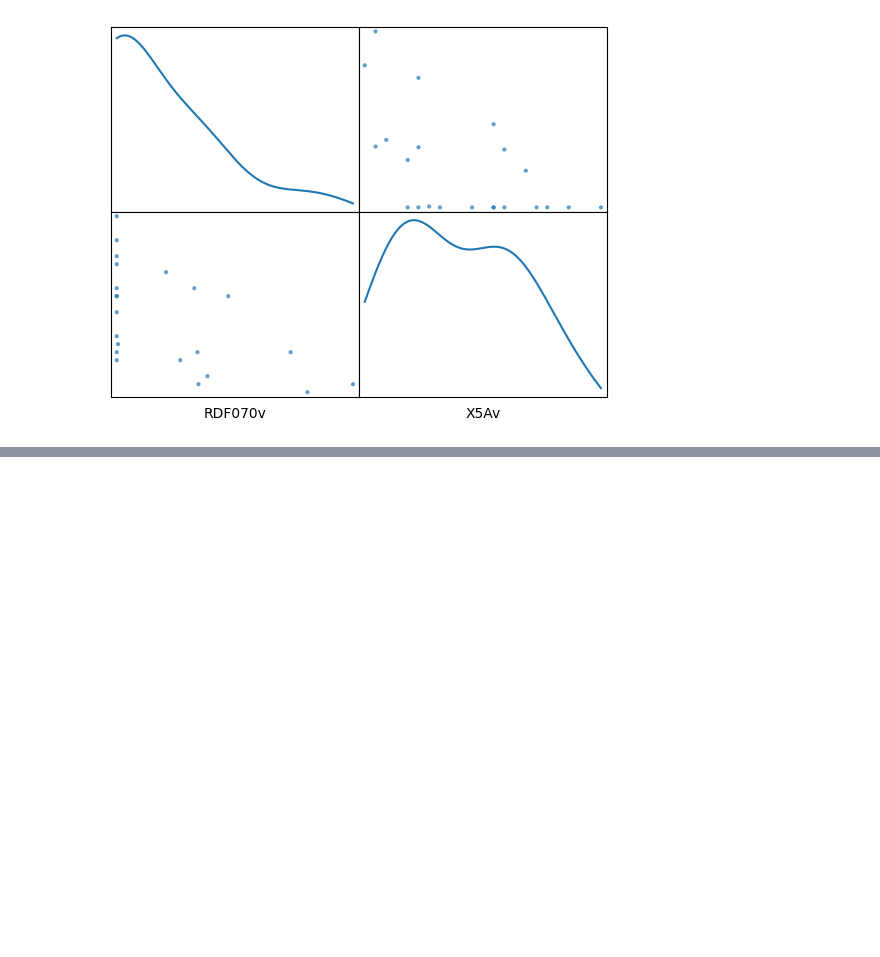
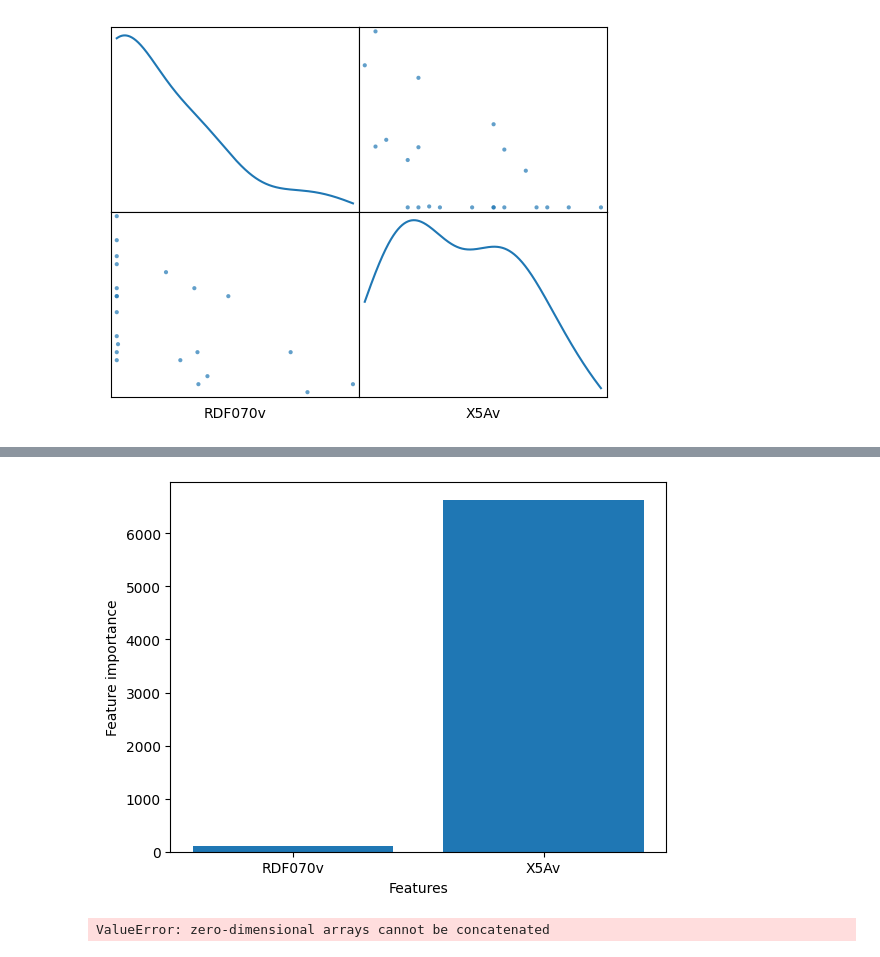
Before and after one commit to StephenSzwiec/qsarify, a Jupyter notebook: Untitled.ipynb, the cells around one changed output, grey strips where cells are left out. Cells and saved outputs as stored; diff of their text form; code cells hidden in the pictures; blank space fills up the shorter version.

```diff
--- a/Untitled.ipynb
+++ b/Untitled.ipynb
@@ -164,0 +189,8 @@ TypeError: iteration over a 0-d array
+# %%
+model1.feature_importance_plot()
+# %% [output]
+[figure, added]
+# %%
+cv.cross_validation(dfx, dfy, ['RDF070v', 'X5Av'])
+# %% [output]
+ValueError: zero-dimensional arrays cannot be concatenated
```
Also changed, not shown: parts of 11 cells of this notebook, 1 other file.
